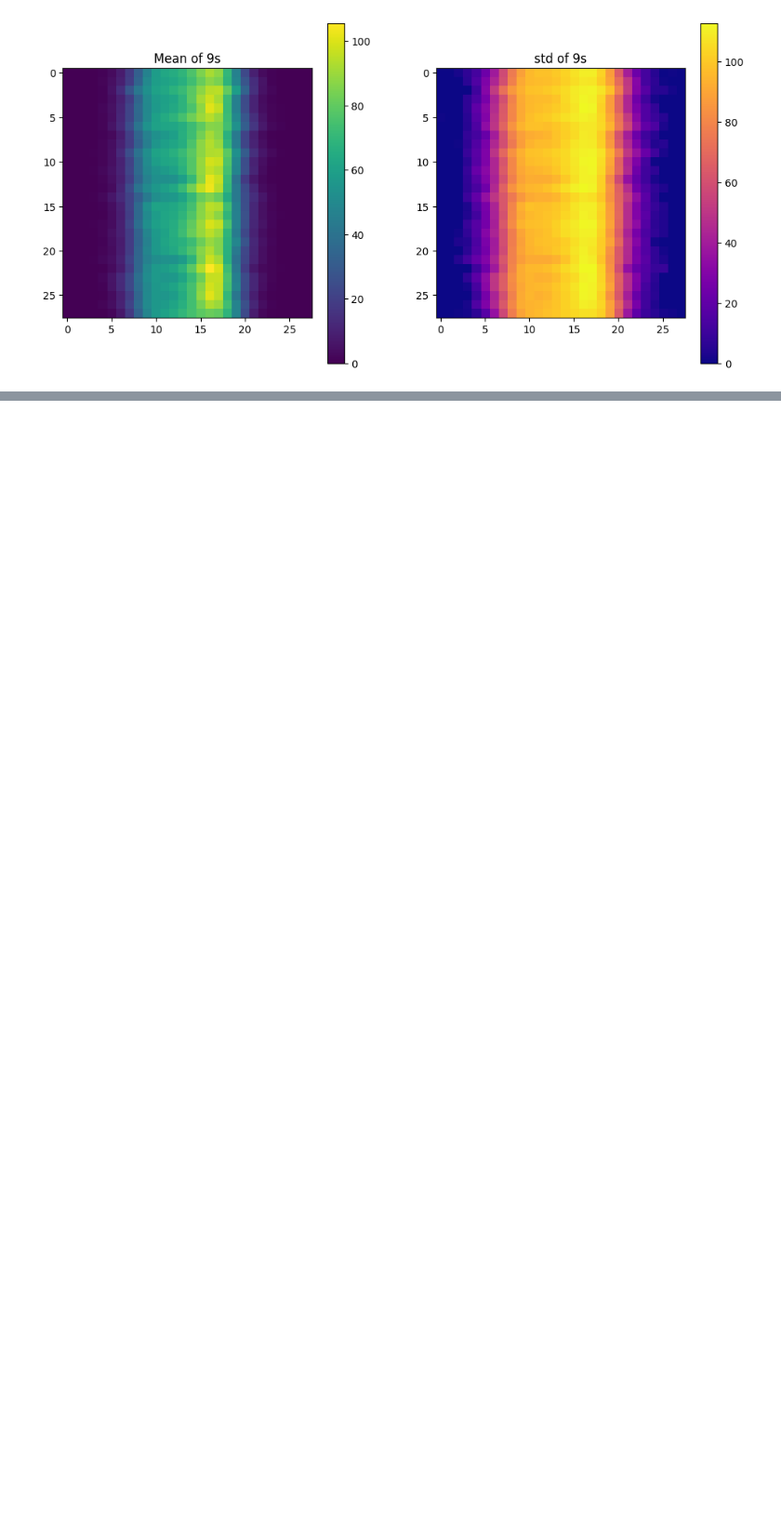
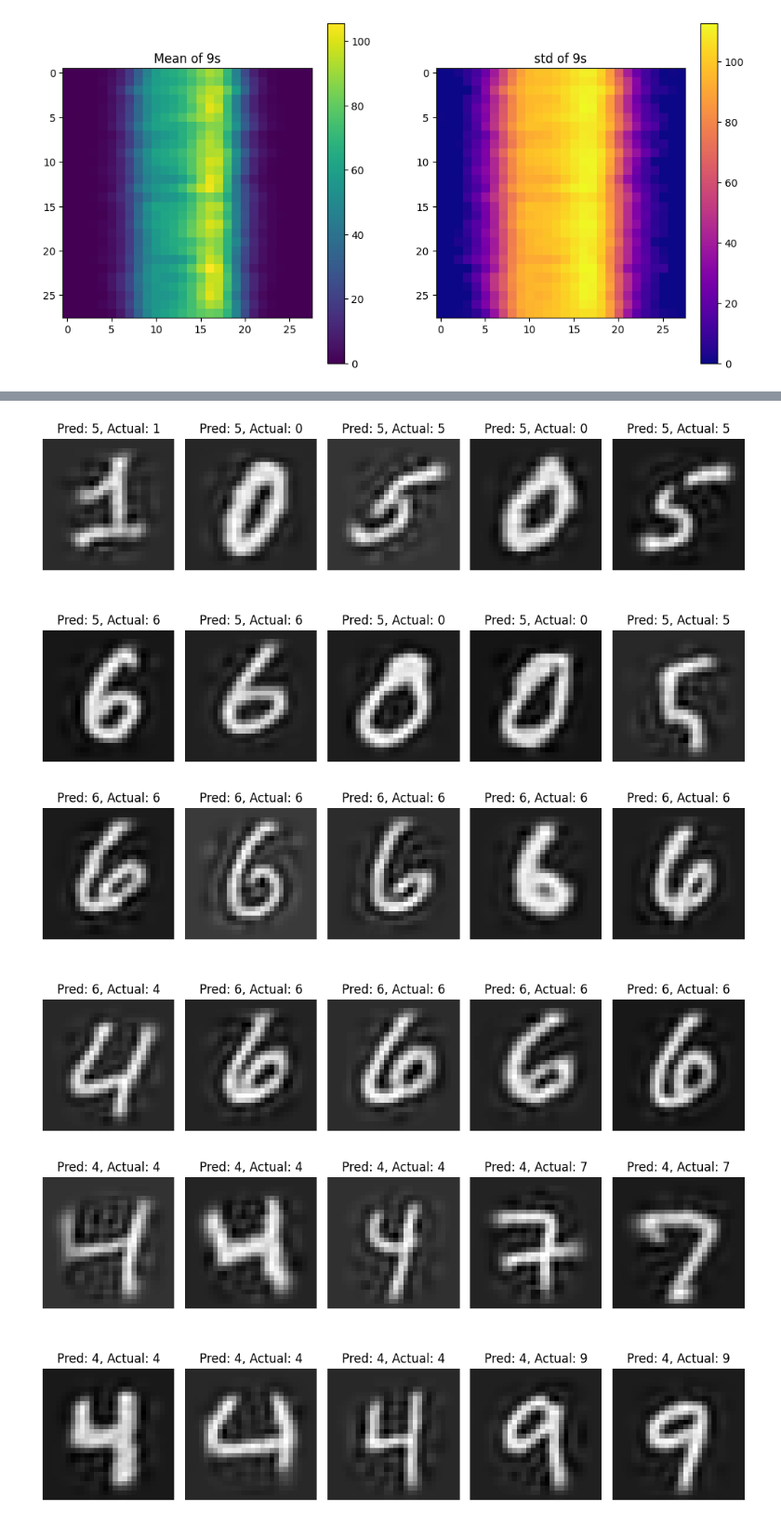
Before and after one commit to harrywiner/mnist, a Jupyter notebook: mnist.ipynb, the cells around one changed output, grey strips where cells are left out. Shown: that part at 93% size. Cells and saved outputs as stored; diff of their text form; code cells hidden in the pictures; blank space fills up the shorter version.

```diff
--- a/mnist.ipynb
+++ b/mnist.ipynb
@@ -212,0 +254,21 @@ KeyboardInterrupt:
+# %%
+
+
+def majority_vote(cluster_labels, ground_truth):
+    unique_labels = np.unique(cluster_labels)
+
+    majority = {}
+
+    for L in unique_labels:
+        occurrences = ground_truth[cluster_labels == L]
+        counts = np.bincount(occurrences)
+        most_frequent_value = np.argmax(counts)
+
+        majority[L] = most_frequent_value
+
+    return lambda L: majority[L]
+
+func = majority_vote(cluster_labels, y_train)
+# %%
+for i in range(10):
+    print(func(i))
@@ -212,0 +286,28 @@ KeyboardInterrupt:
+# %%
+def show_expected_vs_actual(img_data, predicted_labels, actual_labels):
+    # Create a figure with a 5x2 grid of subplots
+    fig, axs = plt.subplots(2, 5, figsize=(10, 6))
+
+    # Iterate over the first 10 images in reconstructed_x_train
+    for i in range(10):
+        # Get the reconstructed image
+        image = img_data[i].reshape(28, 28)
+
+        # Plot the image in the corresponding subplot
+        ax = axs[i // 5, i % 5]
+        ax.imshow(image, cmap='gray')
+        ax.axis('off')
+        ax.set_title(f"Pred: {predicted_labels[i]}, Actual: {actual_labels[i]}")
+
+    # Adjust the spacing between subplots
+    plt.tight_layout()
+
+    # Show the plot
+    plt.show()
+
+for i in range(10):
+    show_expected_vs_actual(reconstructed_x_train[cluster_labels == i], [func(L) for L in cluster_labels[cluster_labels == i]], y_train[cluster_labels == i])
+# %% [output]
+[figure, added]
+[figure, added]
+[figure, added]
```
Also changed, not shown: parts of 24 cells of this notebook.
